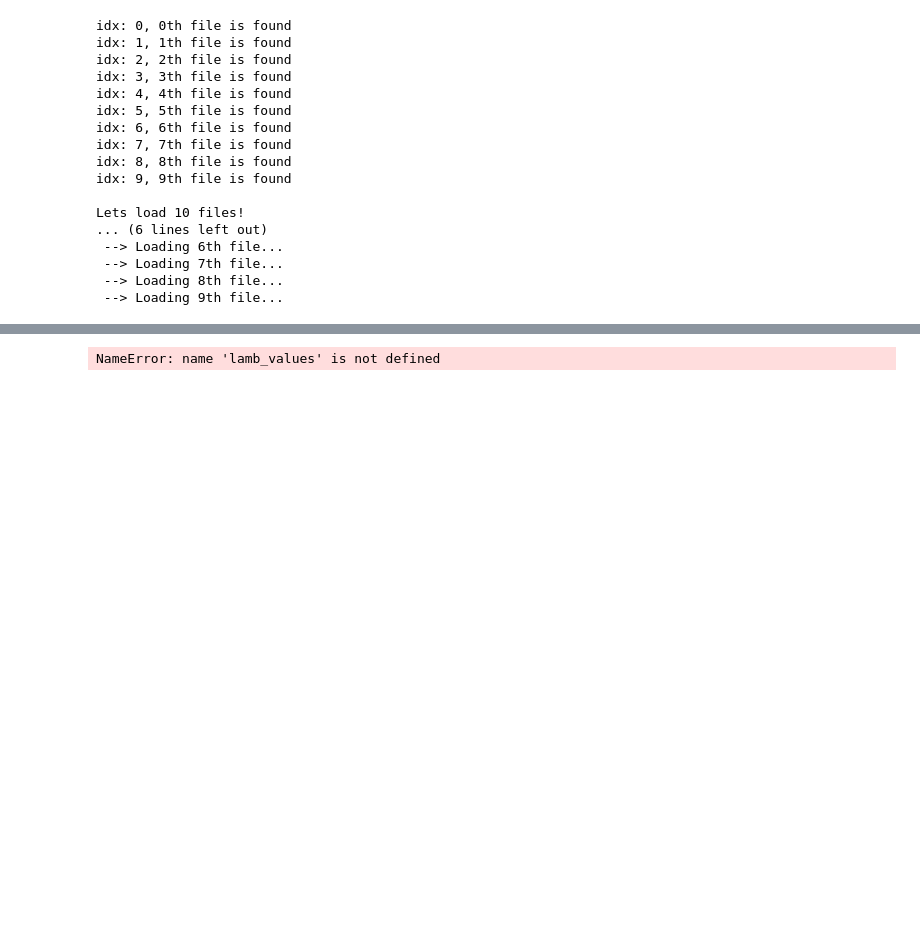
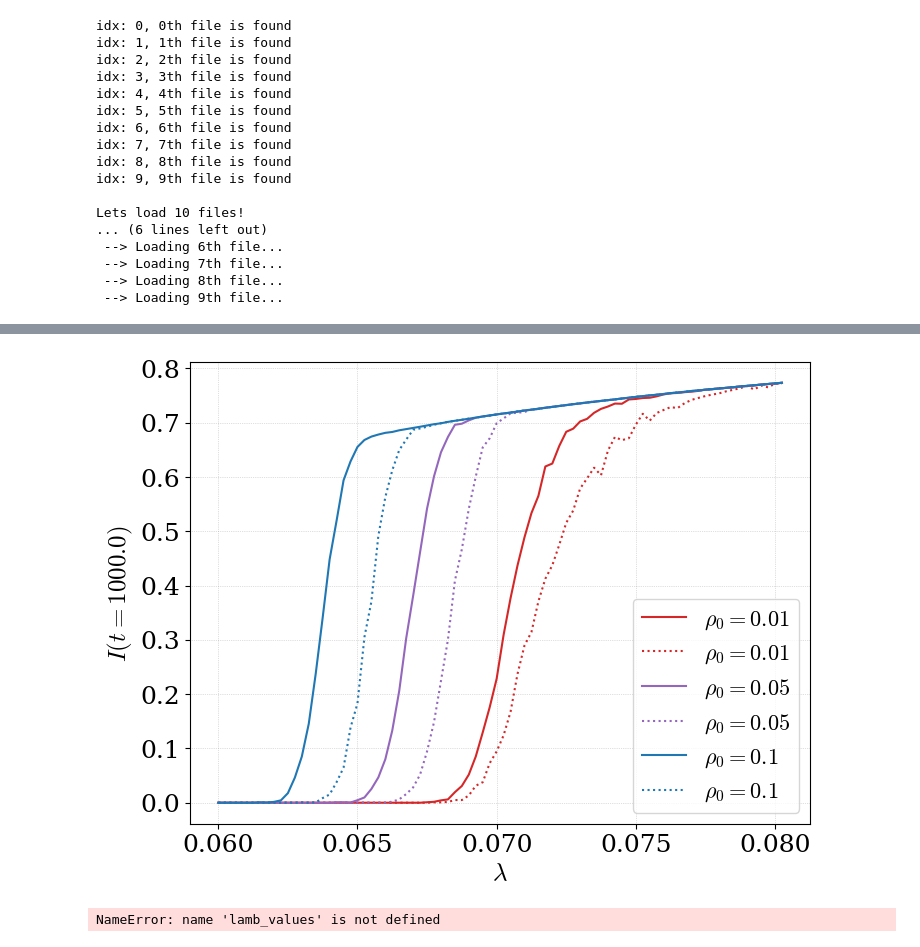
Before and after one commit to Kojirouuuu/trend-sar, a Jupyter notebook: notebook/sis_rho0.ipynb, the cells around one changed output, grey strips where cells are left out. Saved outputs shown, nothing was run; the diff lists cells and outputs as text; code cells hidden in the pictures; blank space fills up the shorter version.

```diff
--- a/notebook/sis_rho0.ipynb
+++ b/notebook/sis_rho0.ipynb
@@ -613,6 +617,8 @@ for rho0_idx in range(len(rho0List)):
             for itr_idx in range(1000):
                 if last_I[rho0_idx, c_idx, lamb_idx, itr_idx] > threshold:
                     alive_samples_l[rho0_idx, c_idx, lamb_idx] += 1
+# %%
+result1 = valid_last_I
 # %%
 output_path = os.path.abspath(os.path.join('..', 'output/sis/RR/z=6/N=10000finalnonbfs916'))
 times_all, infected_num_all, axes = load(path=output_path)
@@ -749,3 +757,17 @@ plt.show()
+# %%
+result2 = valid_last_I
+# %%
+fig = plt.figure(figsize=(8, 6))
+for r_idx, rho0 in enumerate(rho0List):
+    plt.plot(lamb_values_l, result1[r_idx, 0, :]/N, label=rf"$\rho_0={rho0}$", linestyle="-", color=colors[r_idx])
+    plt.plot(lamb_values_r, result2[r_idx, 0, :]/N, label=rf"$\rho_0={rho0}$", linestyle=":", color=colors[r_idx])
+plt.grid(True, linestyle=":", alpha=0.5)
+plt.xlabel(r"$\lambda$")
+plt.ylabel(rf"$I(t={tmax})$")
+plt.legend()
+plt.show()
+# %% [output]
+[figure, added]
 # %%
 eps = 1e-12
 mean = infected_num_all.mean(axis=-1)
```
Also changed, not shown: parts of 5 cells of this notebook, 2 other files.
